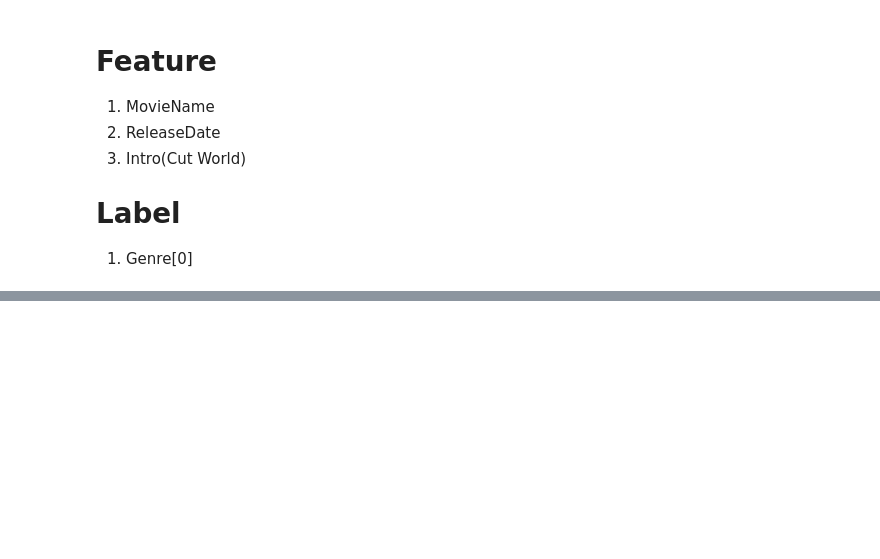
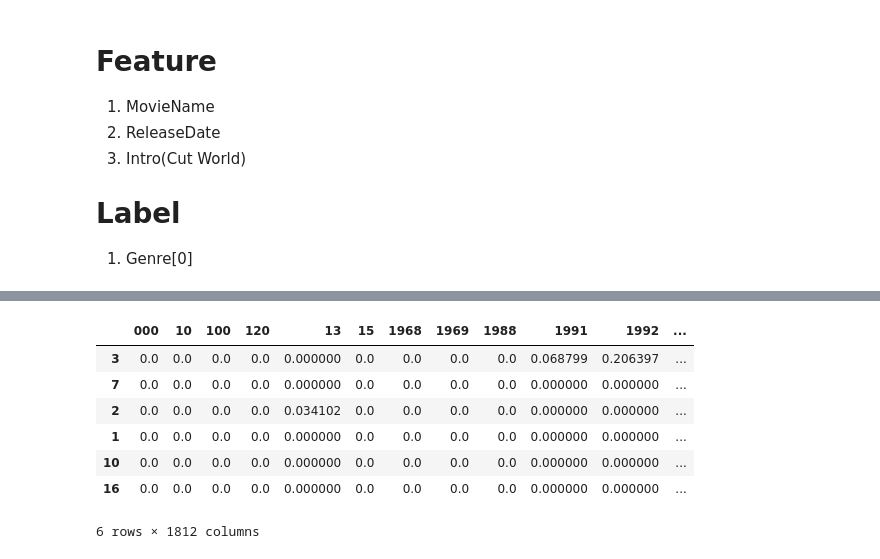
Before and after one commit to RyanTokManMokMTM/NLP_Tranning3_movie_classification, a Jupyter notebook: movie_classification.ipynb, the cells around one changed output, grey strips where cells are left out. Saved outputs shown, nothing was run; the diff lists cells and outputs as text; code cells hidden in the pictures; blank space fills up the shorter version.

```diff
--- a/movie_classification.ipynb
+++ b/movie_classification.ipynb
@@ -159,0 +170,11 @@ ValueError: ignored
+# %%
+X_test
+# %% [output]
+|  | 000 | 10 | 100 | 120 | 13 | 15 | 1968 | 1969 | 1988 | 1991 | 1992 | ... |
+| 3 | 0.0 | 0.0 | 0.0 | 0.0 | 0.000000 | 0.0 | 0.0 | 0.0 | 0.0 | 0.068799 | 0.206397 | ... |
+| 7 | 0.0 | 0.0 | 0.0 | 0.0 | 0.000000 | 0.0 | 0.0 | 0.0 | 0.0 | 0.000000 | 0.000000 | ... |
+| 2 | 0.0 | 0.0 | 0.0 | 0.0 | 0.034102 | 0.0 | 0.0 | 0.0 | 0.0 | 0.000000 | 0.000000 | ... |
+| 1 | 0.0 | 0.0 | 0.0 | 0.0 | 0.000000 | 0.0 | 0.0 | 0.0 | 0.0 | 0.000000 | 0.000000 | ... |
+| 10 | 0.0 | 0.0 | 0.0 | 0.0 | 0.000000 | 0.0 | 0.0 | 0.0 | 0.0 | 0.000000 | 0.000000 | ... |
+| 16 | 0.0 | 0.0 | 0.0 | 0.0 | 0.000000 | 0.0 | 0.0 | 0.0 | 0.0 | 0.000000 | 0.000000 | ... |
+6 rows × 1812 columns
```
Also changed, not shown: parts of 10 cells of this notebook.
